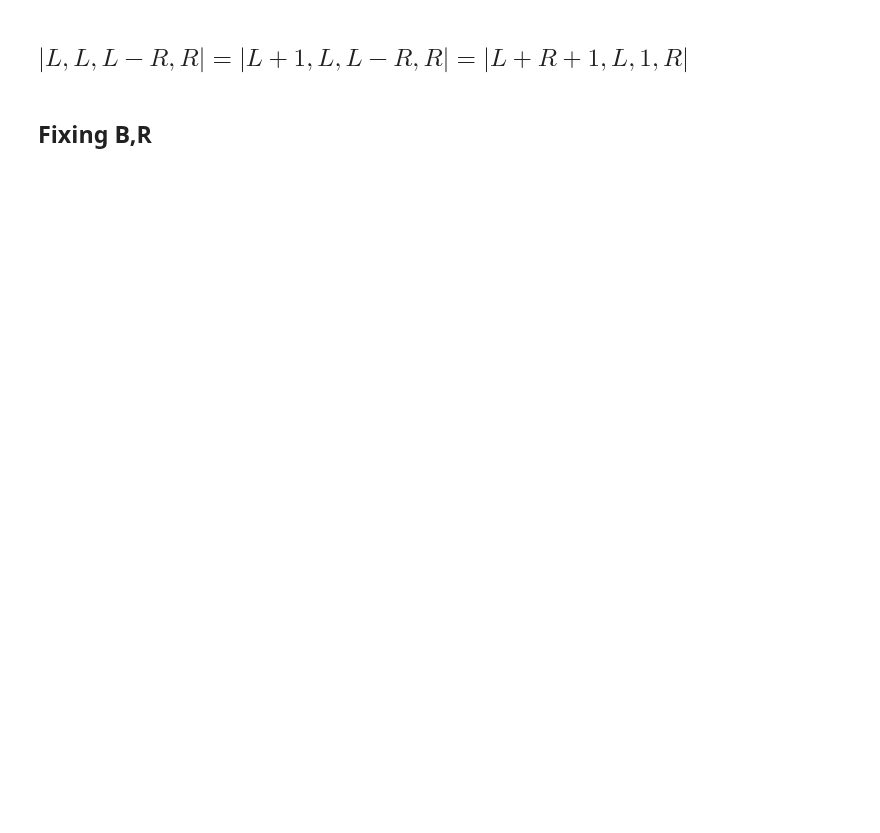
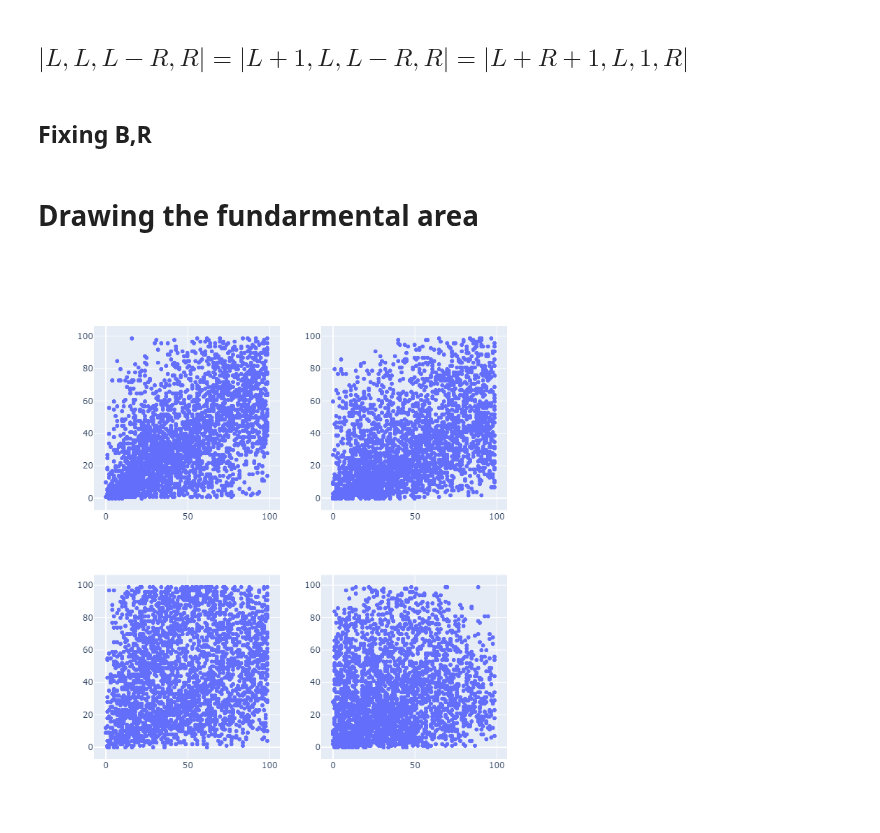
Before and after one commit to yamryo/notebooks, a Jupyter notebook: Research/Components_of_quasiCord/Scratch.ipynb, the cells around one changed output. Drawn from its saved outputs; the diff is of its cells as text; code cells hidden in the pictures; blank space fills up the shorter version.

```diff
--- a/Research/Components_of_quasiCord/Scratch.ipynb
+++ b/Research/Components_of_quasiCord/Scratch.ipynb
@@ -225,3 +210,5 @@ for itr in tqdm(range(iteration_count)):
         print(c, rd)
 # ---
 print(count)
+# %% [markdown]
+# Drawing the fundarmental area
@@ -227,0 +283,53 @@ print(count)
+# %%
+N, Cnt = 100, 3000
+# ---
+codes = []
+for itr in tqdm(range(Cnt)):
+    sqr = square_random_generator(N)
+    c = tl_beta(tl_alpha(tl_d(sqr.code)))
+    c = tl_D(tl_b(tl_d(sqr.code)))
+    # ---
+    codes += [c]
+# print(codes)
+# %%
+T, L, B, R = (
+    [c[0] for c in codes],
+    [c[1] for c in codes],
+    [c[2] for c in codes],
+    [c[3] for c in codes],
+)
+
+fig = make_subplots(2, 2)
+
+fig.append_trace(
+    px.scatter(
+        x=T, y=B, range_x=[0, 2 * N], range_y=[0, 2 * N], labels={"x": "T", "y": "B"}
+    ).data[0],
+    1,
+    1,
+)
+fig.append_trace(
+    px.scatter(
+        x=L, y=R, range_x=[0, 2 * N], range_y=[0, 2 * N], labels={"x": "L", "y": "R"}
+    ).data[0],
+    1,
+    2,
+)
+fig.append_trace(
+    px.scatter(
+        x=T, y=L, range_x=[0, 2 * N], range_y=[0, 2 * N], labels={"x": "T", "y": "L"}
+    ).data[0],
+    2,
+    1,
+)
+fig.append_trace(
+    px.scatter(
+        x=B, y=R, range_x=[0, 2 * N], range_y=[0, 2 * N], labels={"x": "B", "y": "R"}
+    ).data[0],
+    2,
+    2,
+)
+fig.update_layout(height=800, width=800)
+fig.show()
+# %% [output]
+[figure, added]
```
Also changed, not shown: parts of 4 cells of this notebook, 10 other files.
